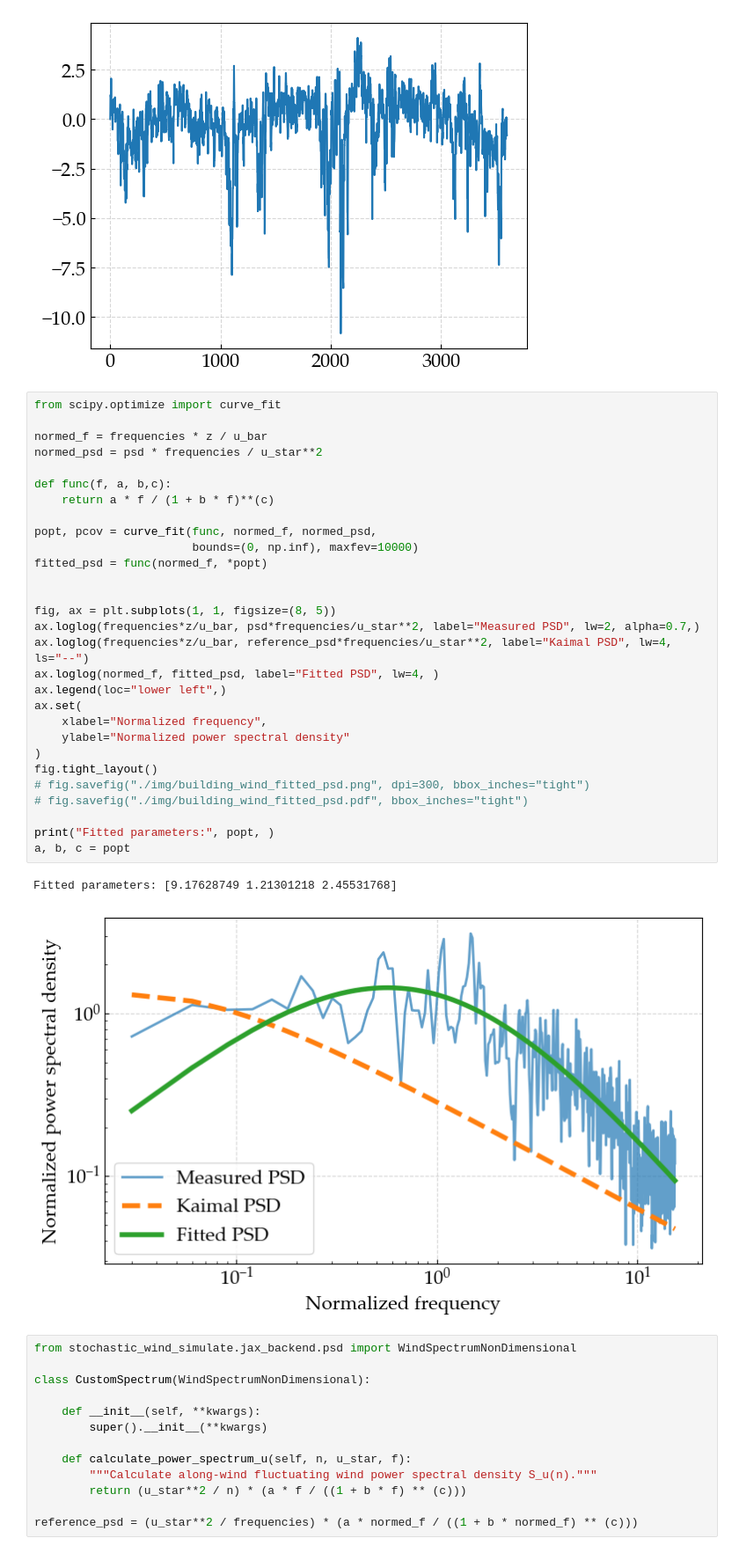
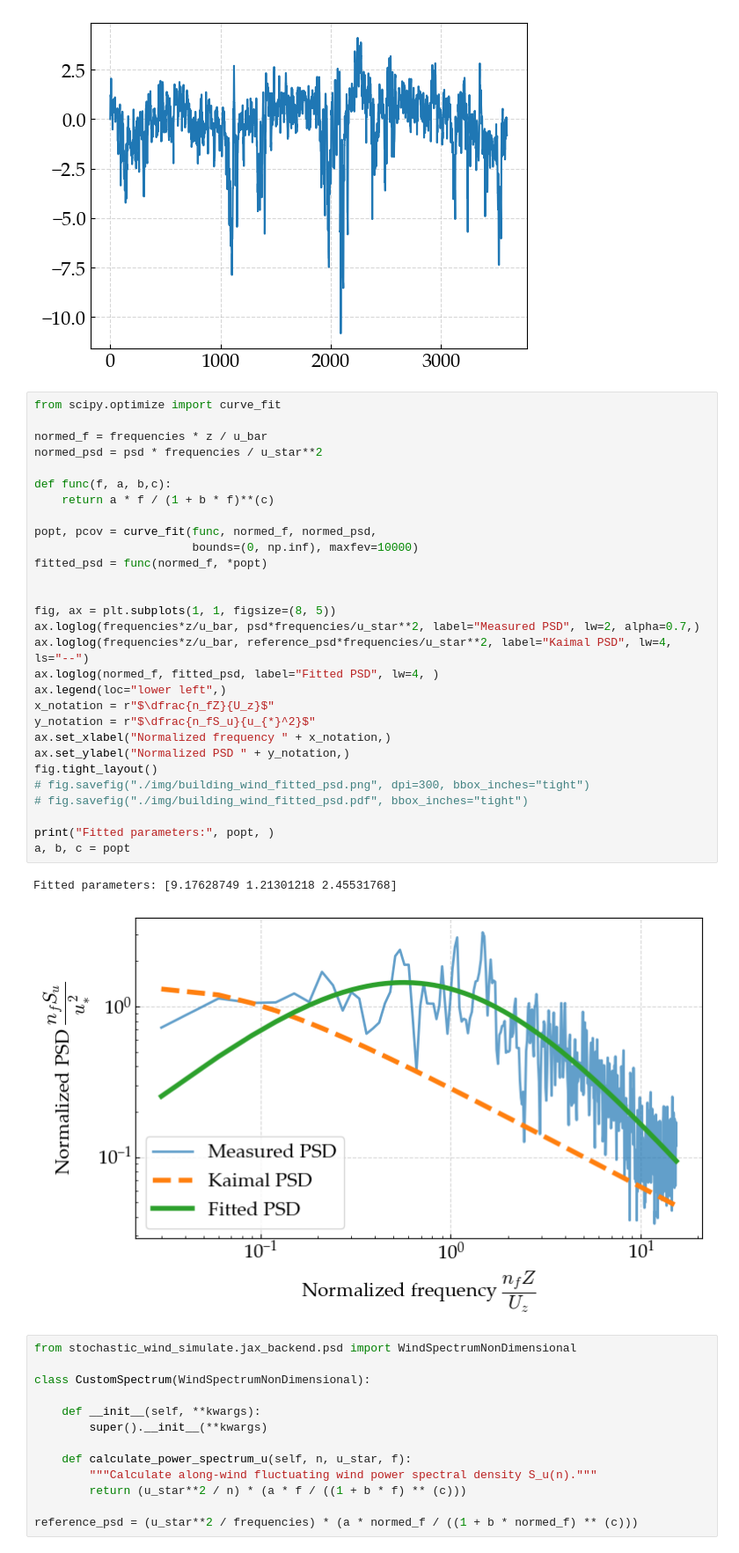
Before and after one commit to NanxiiChen/wind-simulation-GPU, a Jupyter notebook: examples/simulate_high_rise_building_customized_psd_2.ipynb, the cells around one changed output. Shown at 88% size. Cells and saved outputs as stored; diff of their text form.

```diff
--- a/examples/simulate_high_rise_building_customized_psd_2.ipynb
+++ b/examples/simulate_high_rise_building_customized_psd_2.ipynb
@@ -116,35 +116,35 @@ plt.plot(uu)
 # %%
 from scipy.optimize import curve_fit
 
 normed_f = frequencies * z / u_bar
 normed_psd = psd * frequencies / u_star**2
 
 def func(f, a, b,c):
     return a * f / (1 + b * f)**(c)
 
 popt, pcov = curve_fit(func, normed_f, normed_psd,
                        bounds=(0, np.inf), maxfev=10000)
 fitted_psd = func(normed_f, *popt)
 
 
 fig, ax = plt.subplots(1, 1, figsize=(8, 5))
 ax.loglog(frequencies*z/u_bar, psd*frequencies/u_star**2, label="Measured PSD", lw=2, alpha=0.7,)
 ax.loglog(frequencies*z/u_bar, reference_psd*frequencies/u_star**2, label="Kaimal PSD", lw=4,  ls="--")
 ax.loglog(normed_f, fitted_psd, label="Fitted PSD", lw=4, )
 ax.legend(loc="lower left",)
-ax.set(
-    xlabel="Normalized frequency",
-    ylabel="Normalized power spectral density"
-)
+x_notation = r"$\dfrac{n_fZ}{U_z}$"
+y_notation = r"$\dfrac{n_fS_u}{u_{*}^2}$"
+ax.set_xlabel("Normalized frequency " + x_notation,)
+ax.set_ylabel("Normalized PSD " + y_notation,)
 fig.tight_layout()
 # fig.savefig("./img/building_wind_fitted_psd.png", dpi=300, bbox_inches="tight")
 # fig.savefig("./img/building_wind_fitted_psd.pdf", bbox_inches="tight")
 
 print("Fitted parameters:", popt, )
 a, b, c = popt
 # %% [output]
 Fitted parameters: [9.17628749 1.21301218 2.45531768]
-[figure, old version]
+[figure, new version]
 # %%
 from stochastic_wind_simulate.jax_backend.psd import WindSpectrumNonDimensional
 
```
Also changed, not shown: 9 other files.
